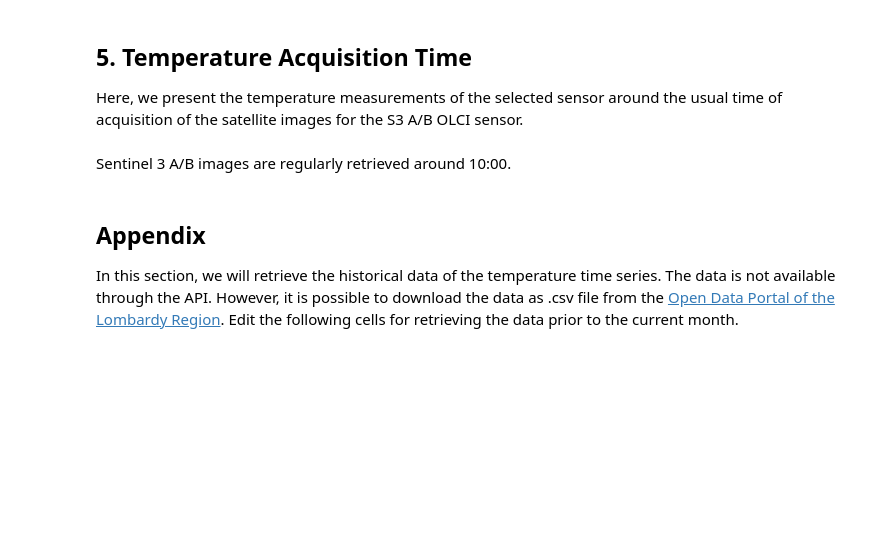
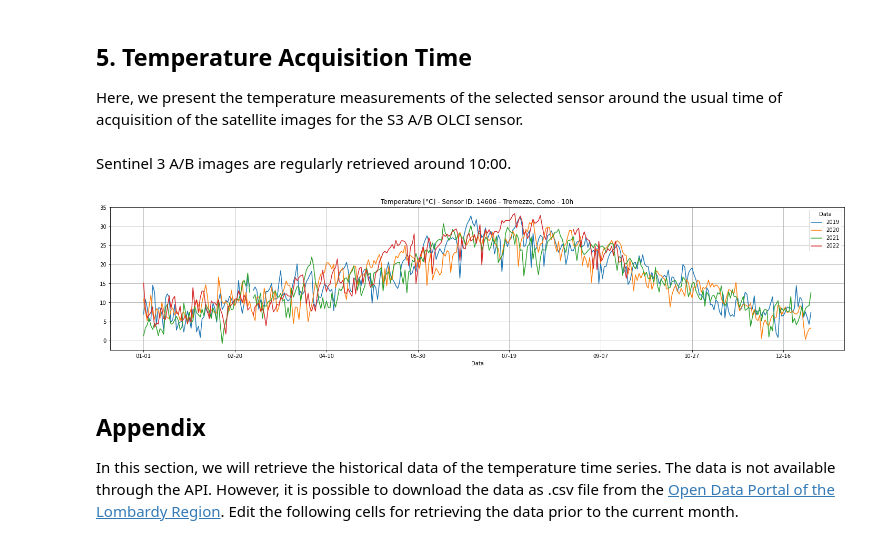
Before and after one commit to JFToro192/jpnbWQPsimile, a Jupyter notebook: notebooks/downloadMeteoARPA.ipynb, the cells around one changed output. Saved outputs shown, nothing was run; the diff lists cells and outputs as text; code cells hidden in the pictures; blank space fills up the shorter version.

```diff
--- a/notebooks/downloadMeteoARPA.ipynb
+++ b/notebooks/downloadMeteoARPA.ipynb
@@ -198,10 +200,12 @@ df_t = df[df.index.hour==10]
 # %%
 pv = pd.pivot_table(df_t, index=df_t.index.strftime('%m-%d'), columns=df_t.index.year,
                     values='Valore')
 fig, ax = plt.subplots(figsize=(25, 5))
 pv.plot(ax=ax)
-ax.set_title('Temperature [°C] - Sensor ID: 14606 - Tremezzo, Como' - 10)
+ax.set_title('Temperature [°C] - Sensor ID: 14606 - Tremezzo, Como - 10h')
 ax.grid()
+# %% [output]
+[figure, added]
 # %% [markdown]
 <h2 id='Appendix'>Appendix</h2>
 
```
Also changed, not shown: parts of 5 cells of this notebook, 1 other file.
